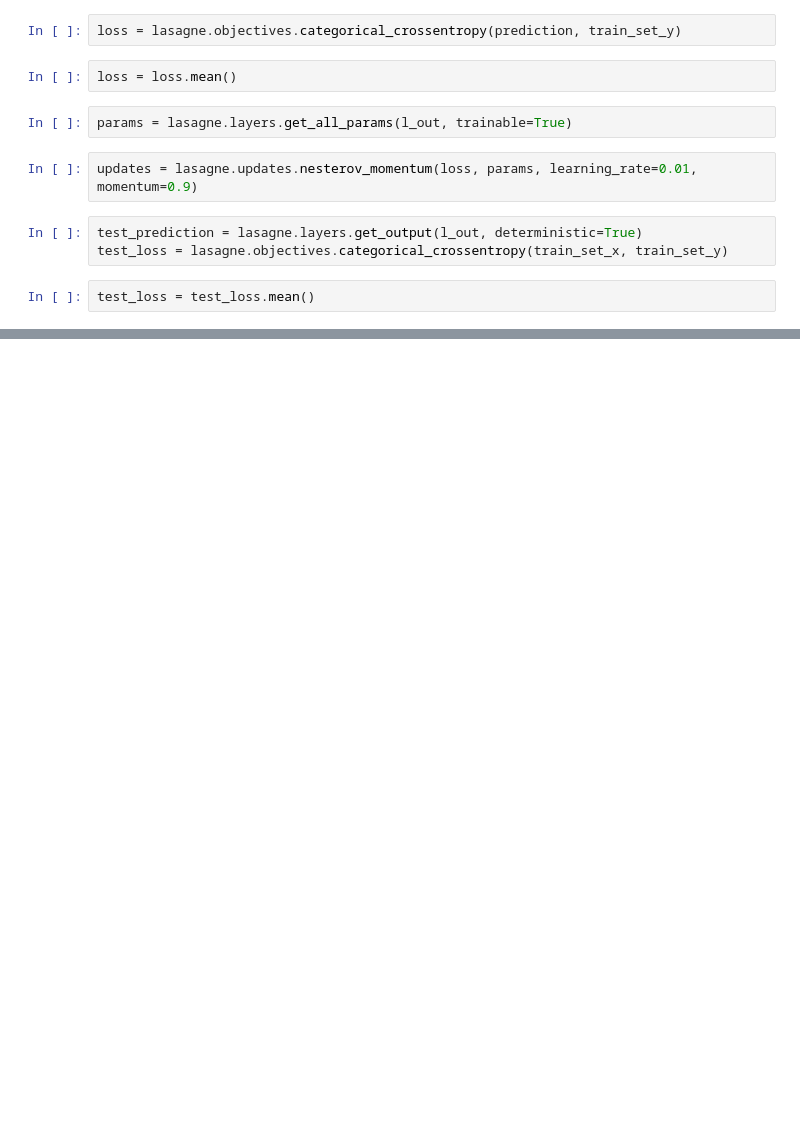
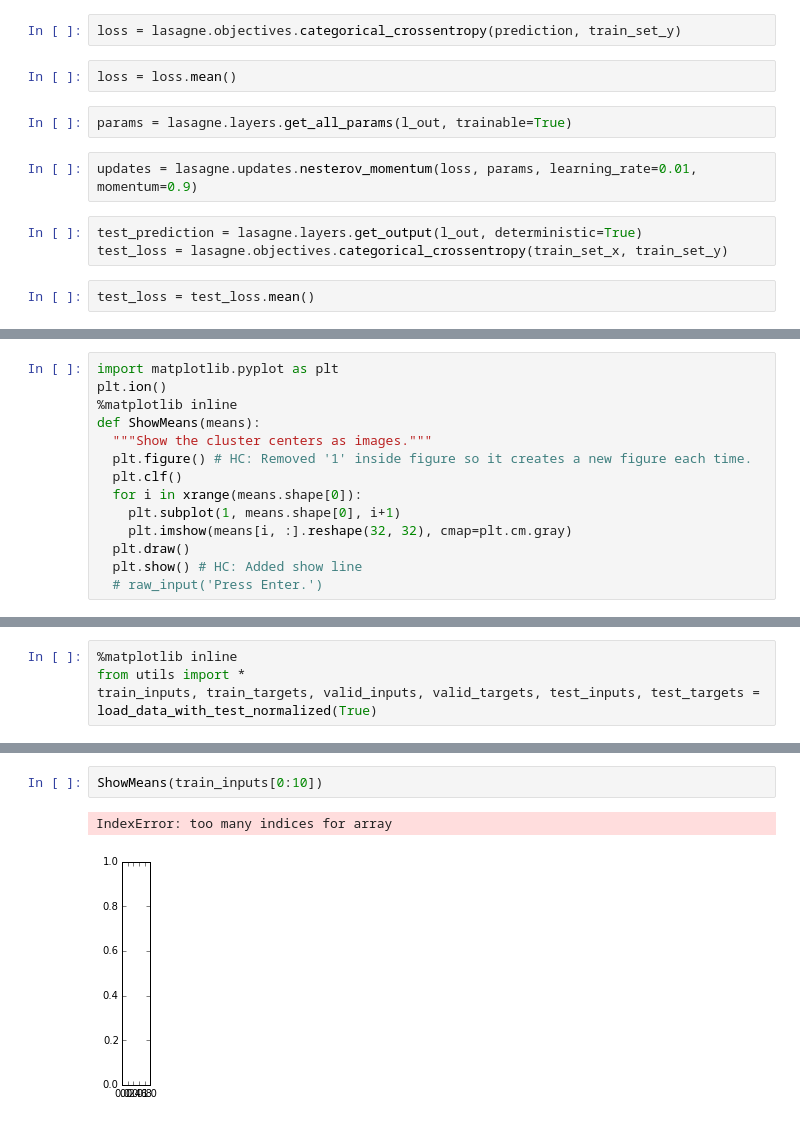
Before and after one commit to Takonan/csc411_a3, a Jupyter notebook: Lasagne .ipynb, the cells around one changed output, grey strips where cells are left out. Cells and saved outputs as stored; diff of their text form; blank space fills up the shorter version.

```diff
--- a/Lasagne .ipynb
+++ b/Lasagne .ipynb
@@ -325,0 +769,14 @@ tensor(*args, **kwargs)
+# %%
+import matplotlib.pyplot as plt
+plt.ion()
+%matplotlib inline
+def ShowMeans(means):
+  """Show the cluster centers as images."""
+  plt.figure() # HC: Removed '1' inside figure so it creates a new figure each time.
+  plt.clf()
+  for i in xrange(means.shape[0]):
+    plt.subplot(1, means.shape[0], i+1)
+    plt.imshow(means[i, :].reshape(32, 32), cmap=plt.cm.gray)
+  plt.draw()
+  plt.show() # HC: Added show line
+  # raw_input('Press Enter.')
@@ -325,0 +899,4 @@ tensor(*args, **kwargs)
+# %%
+%matplotlib inline
+from utils import *
+train_inputs, train_targets, valid_inputs, valid_targets, test_inputs, test_targets = load_data_with_test_normalized(True)
@@ -325,0 +989,5 @@ tensor(*args, **kwargs)
+# %%
+ShowMeans(train_inputs[0:10])
+# %% [output]
+IndexError: too many indices for array
+[figure, added]
```
Also changed, not shown: parts of 55 cells of this notebook.
